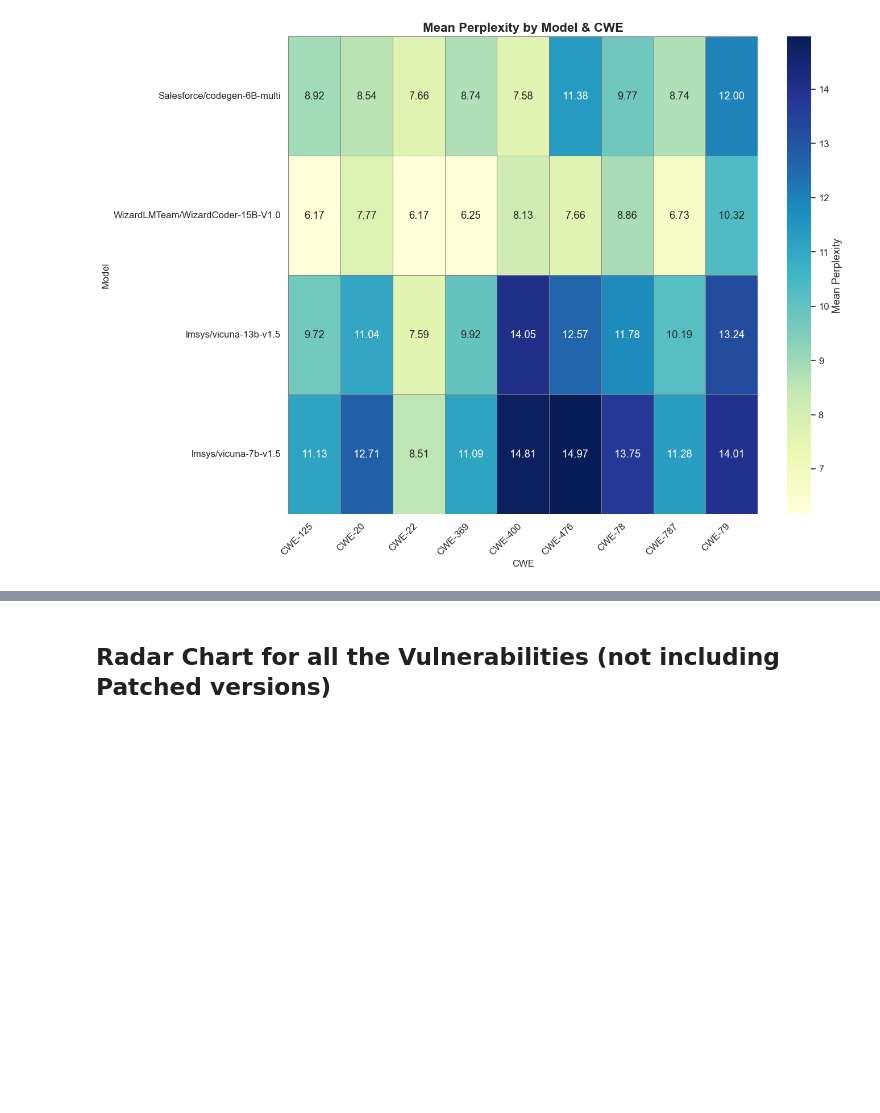
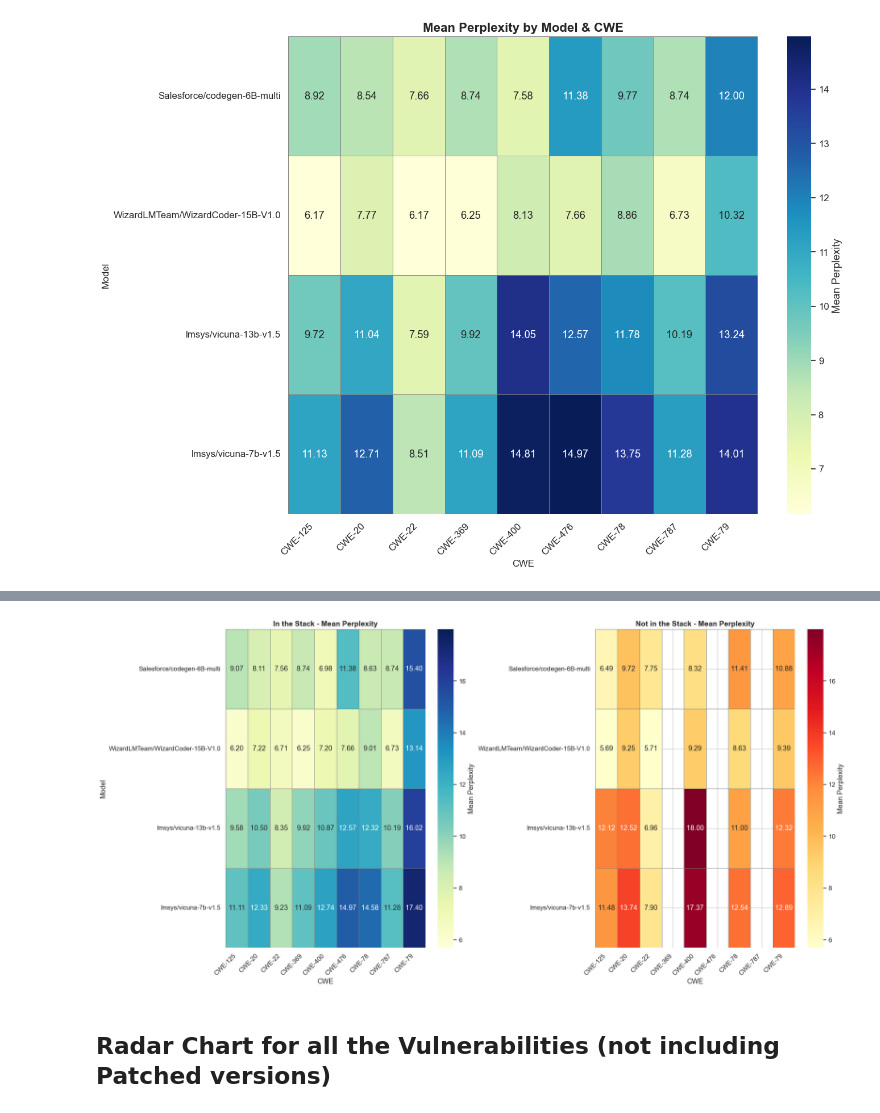
Before and after one commit to rufimelo99/lm-insecure-bias, a Jupyter notebook: sec_aware_cl/perplexity/perplexity.ipynb, the cells around one changed output, grey strips where cells are left out. Cells and saved outputs as stored; diff of their text form; code cells hidden in the pictures; blank space fills up the shorter version.

```diff
--- a/sec_aware_cl/perplexity/perplexity.ipynb
+++ b/sec_aware_cl/perplexity/perplexity.ipynb
@@ -412,0 +478,15 @@ test_df = test_df[~test_df["cwe"].str.contains("Patched")]
+# %%
+# Print the code snipptes where the diff is < 0
+for i, row in test_df.iterrows():
+    for j, diff in enumerate(row["diff"]):
+        if diff < 0:
+            print("CWE: ", row["cwe"])
+            print("Model: ", row["model"])
+            print("Diff: ", diff)
+            print("Snippet: ", row["snippets"][j])
+            print("Published Date: ", row["published_dates"][j])
+            print("Commit Href: ", row["commit_hrefs"][j])
+            print("Score: ", row["scores"][j])
+            print("Additions: ", row["additions"][j])
+            print("Deletions: ", row["deletions"][j])
+            print("\n")
@@ -642,3 +807,74 @@ plt.show()
+# %%
+import matplotlib.pyplot as plt
+import seaborn as sns
+import pandas as pd
+
+# Filtered DataFrames
+in_the_stack_df = filter_in_the_stack_snippets(non_patched_df, in_the_stack=True)
+non_in_the_stack_df = filter_in_the_stack_snippets(non_patched_df, in_the_stack=False)
+
+# Helper function to prepare pivot data
+def prepare_pivot(df):
+    mean_values = df.groupby(["model", "cwe"]).mean(numeric_only=True).reset_index()
+    return mean_values.pivot(index="model", columns="cwe", values="mean")
+
+# Prepare pivot tables
+pivot_in_stack = prepare_pivot(in_the_stack_df)
+pivot_not_in_stack = prepare_pivot(non_in_the_stack_df)
+
+# Get union of all columns (CWEs) and rows (models)
+all_cwes = sorted(set(pivot_in_stack.columns).union(pivot_not_in_stack.columns))
+all_models = sorted(set(pivot_in_stack.index).union(pivot_not_in_stack.index))
+
+# Reindex both pivot tables to ensure same shape and ordering
+pivot_in_stack = pivot_in_stack.reindex(index=all_models, columns=all_cwes)
+pivot_not_in_stack = pivot_not_in_stack.reindex(index=all_models, columns=all_cwes)
+
+# Plot settings
+plt.figure(figsize=(20, 10))
+sns.set(font_scale=1.1)
+sns.set_style("whitegrid")
+
+# Heatmap 1: In the Stack
+plt.subplot(1, 2, 1)
+sns.heatmap(
+    pivot_in_stack,
+    annot=True,
+    fmt=".2f",
+    cmap="YlGnBu",
+    linewidths=0.5,
+    linecolor='gray',
+    cbar_kws={'label': 'Mean Perplexity'},
+    vmin=min(pivot_in_stack.min().min(), pivot_not_in_stack.min().min()),
+    vmax=max(pivot_in_stack.max().max(), pivot_not_in_stack.max().max())
+)
+plt.title("In the Stack - Mean Perplexity", fontsize=14, weight='bold')
+plt.xlabel("CWE")
+plt.ylabel("Model")
+plt.xticks(rotation=45, ha='right')
+
+# Heatmap 2: Not In the Stack
+plt.subplot(1, 2, 2)
+sns.heatmap(
+    pivot_not_in_stack,
+    annot=True,
+    fmt=".2f",
+    cmap="YlOrRd",
+    linewidths=0.5,
+    linecolor='gray',
+    cbar_kws={'label': 'Mean Perplexity'},
+    vmin=min(pivot_in_stack.min().min(), pivot_not_in_stack.min().min()),
+    vmax=max(pivot_in_stack.max().max(), pivot_not_in_stack.max().max())
+)
+plt.title("Not in the Stack - Mean Perplexity", fontsize=14, weight='bold')
+plt.xlabel("CWE")
+plt.ylabel("")
+
+plt.xticks(rotation=45, ha='right')
+plt.tight_layout()
+plt.show()
+# %% [output]
+[figure, added]
 # %% [markdown]
 ## Radar Chart for all the Vulnerabilities (not including Patched versions)
 # %%
```
Also changed, not shown: parts of 12 cells of this notebook, 1 other file.
